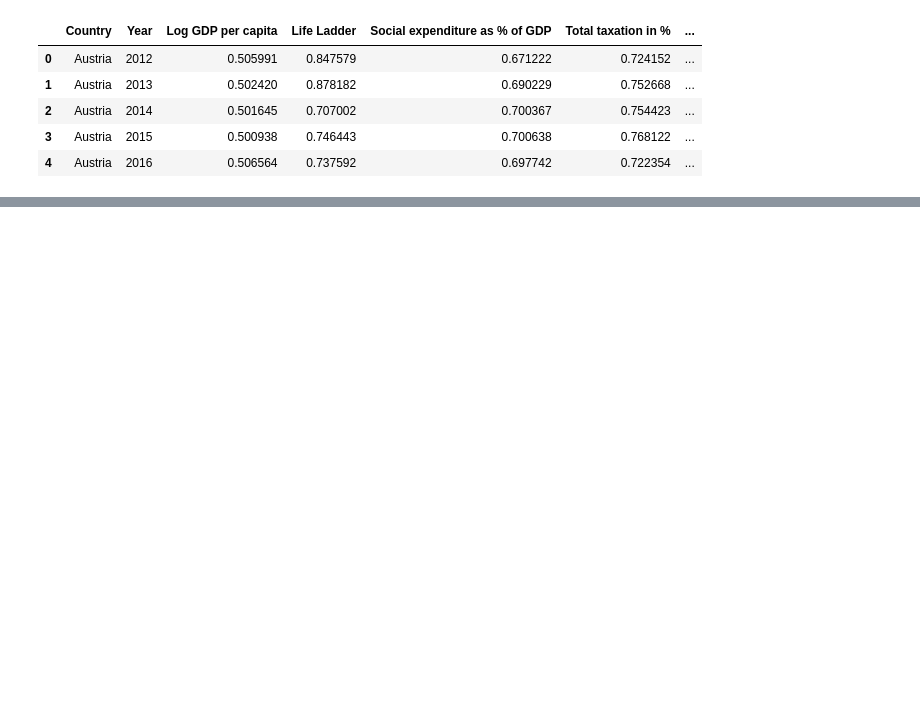
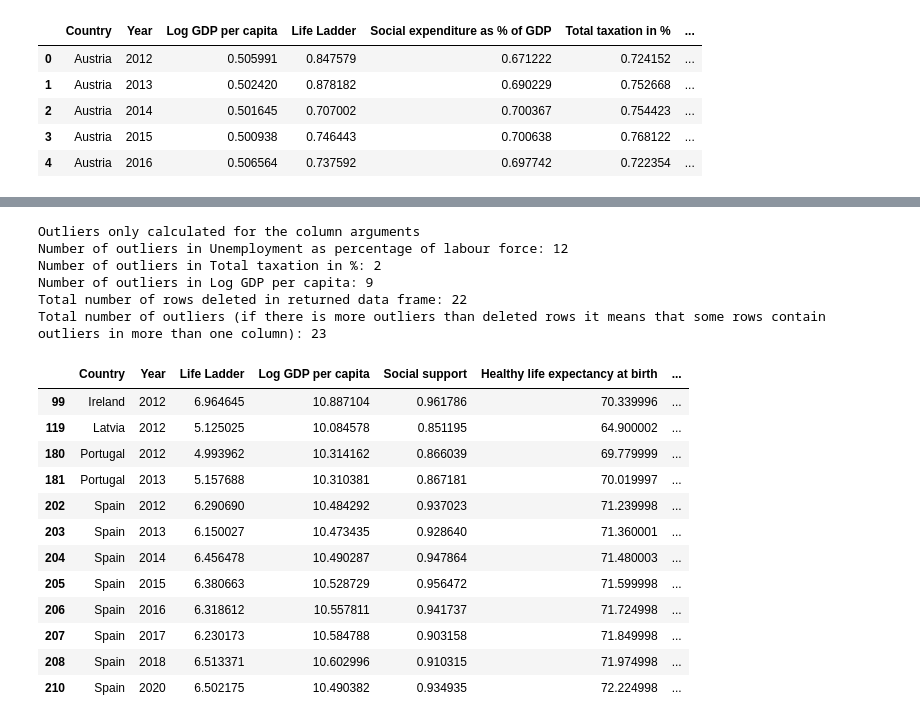
Before and after one commit to TRossen89/BI_Exam, a Jupyter notebook: all_data_df.ipynb, the cells around one changed output, grey strips where cells are left out. Drawn from its saved outputs; the diff is of its cells as text; code cells hidden in the pictures; blank space fills up the shorter version.

```diff
--- a/all_data_df.ipynb
+++ b/all_data_df.ipynb
@@ -403,0 +413,24 @@ memory usage: 18.0+ KB
+# %%
+dict_of_outliers_info = calculate_outliers(df, False, False, True, 1.5, "Unemployment as percentage of labour force", "Total taxation in %", "Log GDP per capita")
+unempl_out_df = dict_of_outliers_info["Unemployment as percentage of labour force"]["outliers"]
+unempl_out_df.iloc[0:14]
+# %% [output]
+Outliers only calculated for the column arguments
+Number of outliers in Unemployment as percentage of labour force: 12
+Number of outliers in Total taxation in %: 2
+Number of outliers in Log GDP per capita: 9
+Total number of rows deleted in returned data frame: 22
+Total number of outliers (if there is more outliers than deleted rows it means that some rows contain outliers in more than one column): 23
+|  | Country | Year | Life Ladder | Log GDP per capita | Social support | Healthy life expectancy at birth | ... |
+| 99 | Ireland | 2012 | 6.964645 | 10.887104 | 0.961786 | 70.339996 | ... |
+| 119 | Latvia | 2012 | 5.125025 | 10.084578 | 0.851195 | 64.900002 | ... |
+| 180 | Portugal | 2012 | 4.993962 | 10.314162 | 0.866039 | 69.779999 | ... |
+| 181 | Portugal | 2013 | 5.157688 | 10.310381 | 0.867181 | 70.019997 | ... |
+| 202 | Spain | 2012 | 6.290690 | 10.484292 | 0.937023 | 71.239998 | ... |
+| 203 | Spain | 2013 | 6.150027 | 10.473435 | 0.928640 | 71.360001 | ... |
+| 204 | Spain | 2014 | 6.456478 | 10.490287 | 0.947864 | 71.480003 | ... |
+| 205 | Spain | 2015 | 6.380663 | 10.528729 | 0.956472 | 71.599998 | ... |
+| 206 | Spain | 2016 | 6.318612 | 10.557811 | 0.941737 | 71.724998 | ... |
+| 207 | Spain | 2017 | 6.230173 | 10.584788 | 0.903158 | 71.849998 | ... |
+| 208 | Spain | 2018 | 6.513371 | 10.602996 | 0.910315 | 71.974998 | ... |
+| 210 | Spain | 2020 | 6.502175 | 10.490382 | 0.934935 | 72.224998 | ... |
```
Also changed, not shown: parts of 29 cells of this notebook, 1 other file.
